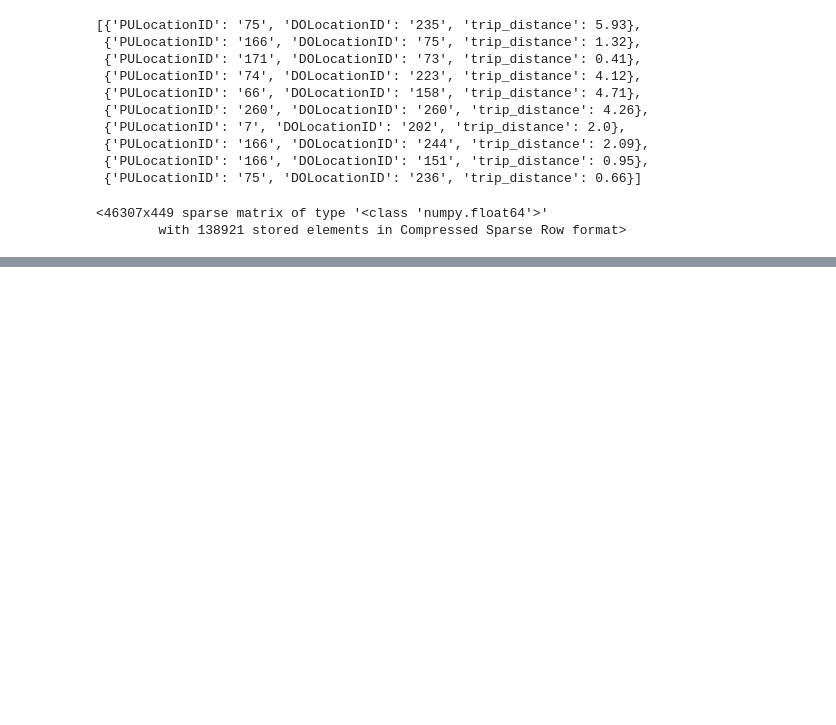
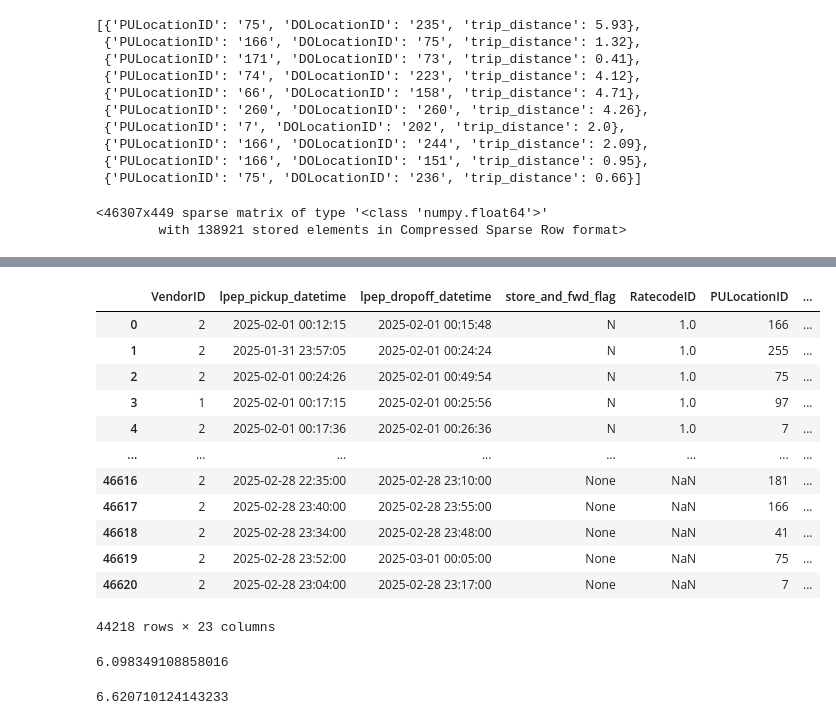
Before and after one commit to NasriMAmine/Mlops, a Jupyter notebook: 01/duration-prediction.ipynb, the cells around one changed output, grey strips where cells are left out. Cells and saved outputs as stored; diff of their text form; code cells hidden in the pictures; blank space fills up the shorter version.

```diff
--- a/01/duration-prediction.ipynb
+++ b/01/duration-prediction.ipynb
@@ -134,0 +162,23 @@ y_train = df[target].values
+# %%
+def read_dataframe(filename):
+    if filename.endswith('.csv'):
+        df = pd.read_csv(filename)
+
+        df.lpep_dropoff_datetime = pd.to_datetime(df.lpep_dropoff_datetime)
+        df.lpep_pickup_datetime = pd.to_datetime(df.lpep_pickup_datetime)
+    elif filename.endswith('.parquet'):
+        df = pd.read_parquet(filename)
+
+    df['duration'] = df.lpep_dropoff_datetime - df.lpep_pickup_datetime
+    df.duration = df.duration.apply(lambda td: td.total_seconds() / 60)
+
+    df = df[(df.duration >= 1) & (df.duration <= 60)]
+
+    categorical = ['PULocationID', 'DOLocationID']
+    df[categorical] = df[categorical].astype(str)
+
+    return df
+# %%
+
+df_train = read_dataframe('./data/green_tripdata_2025-01.parquet')
+df_val = read_dataframe('./data/green_tripdata_2025-02.parquet')
@@ -134,0 +189,19 @@ y_train = df[target].values
+# %%
+df_train['PU_DO'] = df_train['PULocationID'] + '_' + df_train['DOLocationID']
+df_val['PU_DO'] = df_val['PULocationID'] + '_' + df_val['DOLocationID']
+# %%
+df_val
+# %% [output]
+|  | VendorID | lpep_pickup_datetime | lpep_dropoff_datetime | store_and_fwd_flag | RatecodeID | PULocationID | ... |
+| 0 | 2 | 2025-02-01 00:12:15 | 2025-02-01 00:15:48 | N | 1.0 | 166 | ... |
+| 1 | 2 | 2025-01-31 23:57:05 | 2025-02-01 00:24:24 | N | 1.0 | 255 | ... |
+| 2 | 2 | 2025-02-01 00:24:26 | 2025-02-01 00:49:54 | N | 1.0 | 75 | ... |
+| 3 | 1 | 2025-02-01 00:17:15 | 2025-02-01 00:25:56 | N | 1.0 | 97 | ... |
+| 4 | 2 | 2025-02-01 00:17:36 | 2025-02-01 00:26:36 | N | 1.0 | 7 | ... |
+| ... | ... | ... | ... | ... | ... | ... | ... |
+| 46616 | 2 | 2025-02-28 22:35:00 | 2025-02-28 23:10:00 | None | NaN | 181 | ... |
+| 46617 | 2 | 2025-02-28 23:40:00 | 2025-02-28 23:55:00 | None | NaN | 166 | ... |
+| 46618 | 2 | 2025-02-28 23:34:00 | 2025-02-28 23:48:00 | None | NaN | 41 | ... |
+| 46619 | 2 | 2025-02-28 23:52:00 | 2025-03-01 00:05:00 | None | NaN | 75 | ... |
+| 46620 | 2 | 2025-02-28 23:04:00 | 2025-02-28 23:17:00 | None | NaN | 7 | ... |
+44218 rows × 23 columns
@@ -134,0 +224,10 @@ y_train = df[target].values
+# %%
+
+lr = LinearRegression()
+lr.fit(X_train, y_train)
+
+y_pred = lr.predict(X_val)
+
+mean_squared_error(y_val, y_pred, squared=False)
+# %% [output]
+6.098349108858016
@@ -134,0 +237,9 @@ y_train = df[target].values
+# %%
+lr = Lasso(0.001)
+lr.fit(X_train, y_train)
+
+y_pred = lr.predict(X_val)
+
+mean_squared_error(y_val, y_pred, squared=False)
+# %% [output]
+6.620710124143233
```
Also changed, not shown: parts of 10 cells of this notebook.
